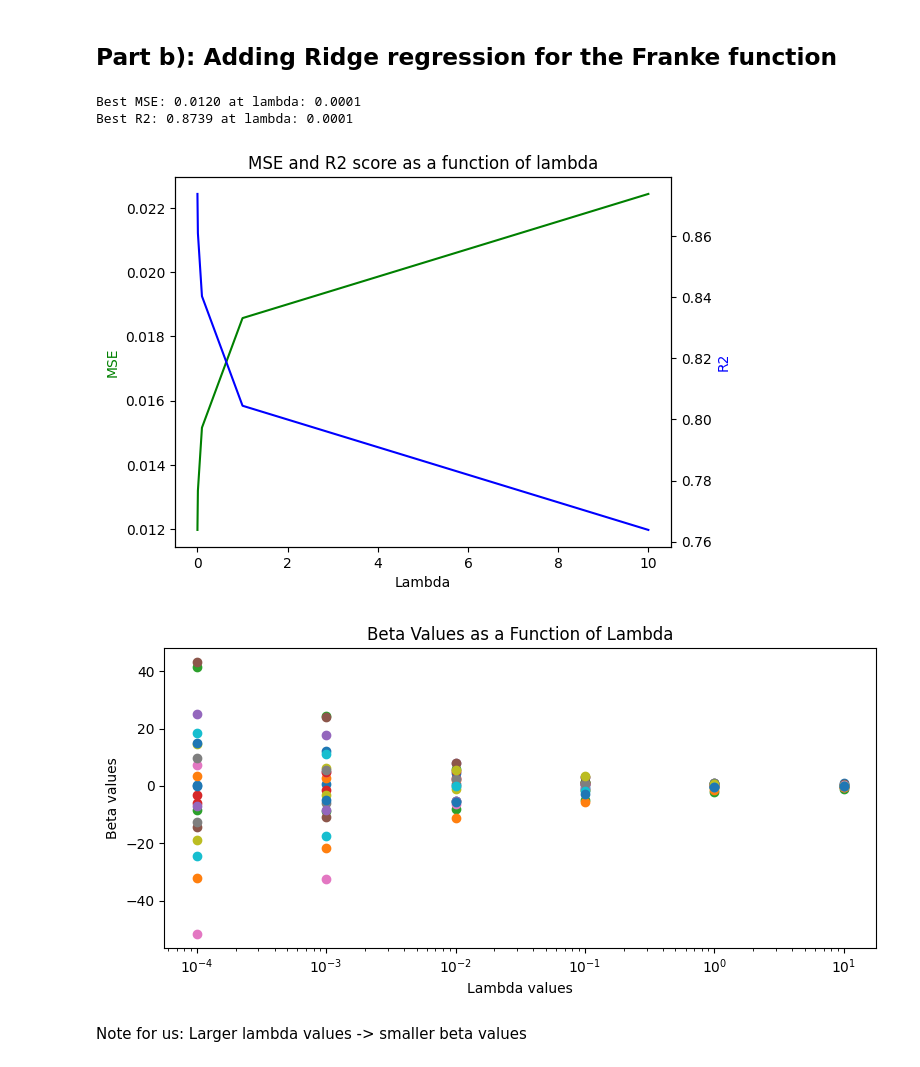
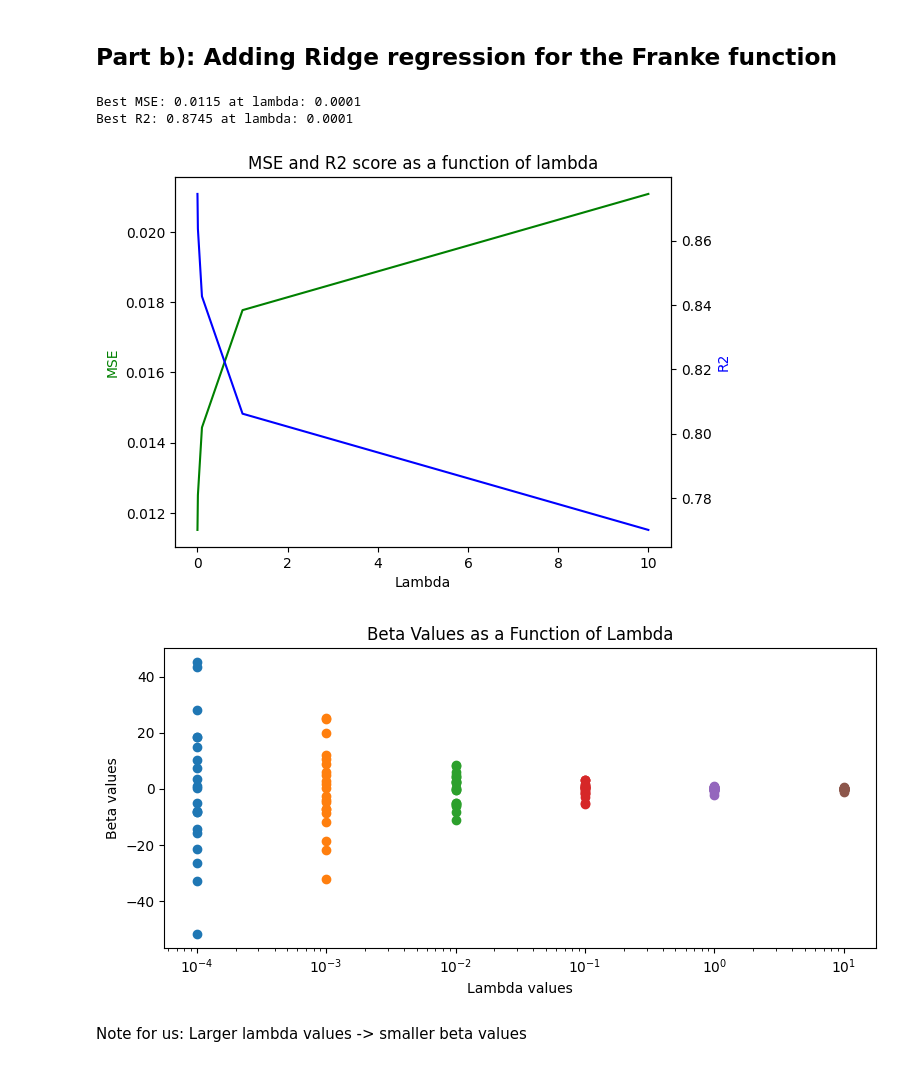
Before and after one commit to hishemok/FYS-STK4155, a Jupyter notebook: Project1/Project1.ipynb, the cells around one changed output. Saved outputs shown, nothing was run; the diff lists cells and outputs as text; code cells hidden in the pictures.

```diff
--- a/Project1/Project1.ipynb
+++ b/Project1/Project1.ipynb
@@ -60,7 +60,7 @@ x = np.linspace(0, 1, n)
 y = np.linspace(0, 1, n)
 xm, ym = np.meshgrid(x,y)
 
-def FrankeFunction(x, y, noisefactor=0.1):
+def FrankeFunction(x, y, noisefactor=0.0):
     term1 = 0.75*np.exp(-(0.25*(9*x-2)**2) - 0.25*((9*y-2)**2))
     term2 = 0.75*np.exp(-((9*x+1)**2)/49.0 - 0.1*(9*y+1))
     term3 = 0.5*np.exp(-(9*x-7)**2/4.0 - 0.25*((9*y-3)**2))
@@ -238,70 +238,73 @@ Larger polynomial degrees -> larger beta values
 </h2>
 # %%
 """Whole process with Ridge regression on a 5 degree polynomial model with varying lambda values"""
+from sklearn.linear_model import Ridge
 
-#Ridge regression
-Poly_deg = 5
-X = create_design_matrix(x_flat, y_flat, Poly_deg)
+poly_deg = 5
+X = create_design_matrix(x_flat, y_flat, poly_deg)
 
 # Split the data
 X_train, X_test, z_train, z_test = train_test_split(X, z_flat, test_size=0.2, random_state=42)
 
-# Scale
+# Minmax scaling
 X_train_scaled = X_train.copy()
 X_train_scaled[:,1:] = X_train[:,1:] - np.mean(X_train[:,1:], axis=0)
+X_test_scaled = X_test.copy()
+X_test_scaled[:,1:] = X_test[:,1:] - np.mean(X_test[:,1:], axis=0)
 
-lambda_values = [1e-4, 1e-3, 1e-2, 1e-1, 1,10]
+
+
+lambda_values = [1e-4, 1e-3, 1e-2, 1e-1, 1, 10]
+
 mse = []
 r2 = []
 beta_values = []
 
-#create model for each lambda value
+
 for l in lambda_values:
-    beta = np.linalg.inv(X_train.T @ X_train + l*np.eye(X_train.shape[1])) @ X_train.T @ z_train
-    z_pred = X_test @ beta
+    ridge = Ridge(alpha=l, fit_intercept=False)
+    ridge.fit(X_train_scaled, z_train)
+    z_pred = ridge.predict(X_test_scaled)
 
     mse.append(mean_squared_error(z_test, z_pred))
     r2.append(r2_score(z_test, z_pred))
-    beta_values.append(beta)
+    beta_values.append(ridge.coef_)
 
 
 #print best mse and r2
 print(f"Best MSE: {np.min(mse):.4f} at lambda: {lambda_values[np.argmin(mse)]}")
 print(f"Best R2: {np.max(r2):.4f} at lambda: {lambda_values[np.argmax(r2)]}")
 BestVals['MSE Ridge'] = np.min(mse)
 BestVals['R2 Ridge'] = np.max(r2)
-BestVals['Lambda Ridge'] = lambda_values[np.argmax(r2)]
+BestVals['Lambda Ridge'] = lambda_values[np.argmin(mse)]
 
 
 # Plot MSE and R2 score as a function of lambda
 fig, ax1 = plt.subplots()
 ax2 = ax1.twinx()
 ax1.plot(lambda_values, mse, 'g-')
 ax2.plot(lambda_values, r2, 'b-')
 ax1.set_xlabel('Lambda')
 ax1.set_ylabel('MSE', color='g')
 ax2.set_ylabel('R2', color='b')
+# plt.xscale('log')
 plt.title('MSE and R2 score as a function of lambda')
 plt.show()
 
-
 fig = plt.figure(figsize=(8, 4))
-# For each beta array, plot the beta values against the lambda values
-for i in range(len(beta_values[0])):
-    beta_coeffs = [beta[i] for beta in beta_values] # Extract the beta values for each lambda
-    plt.scatter(lambda_values, beta_coeffs)
-
+for i, betas in enumerate(beta_values):
+    plt.scatter([lambda_values[i]] * len(betas), betas, label=f'Lambda {lambda_values[i]}')
 plt.xlabel(r'Lambda values')
 plt.ylabel(r'Beta values')
 plt.title('Beta Values as a Function of Lambda')
 plt.xscale('log')
 plt.tight_layout()
 plt.show()
 # %% [output]
-Best MSE: 0.0120 at lambda: 0.0001
-Best R2: 0.8739 at lambda: 0.0001
+Best MSE: 0.0115 at lambda: 0.0001
+Best R2: 0.8745 at lambda: 0.0001
-[figure, old version]
+[figure, new version]
-[figure, old version]
+[figure, new version]
 # %% [markdown]
 Note for us: Larger lambda values -> smaller beta values
 # %% [markdown]
```
Also changed, not shown: parts of 9 cells of this notebook.
